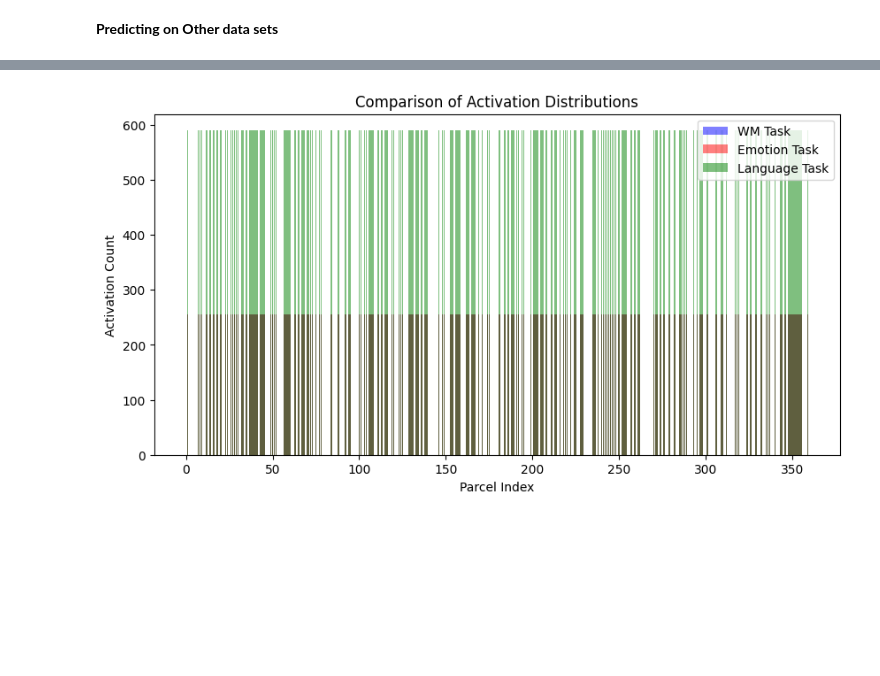
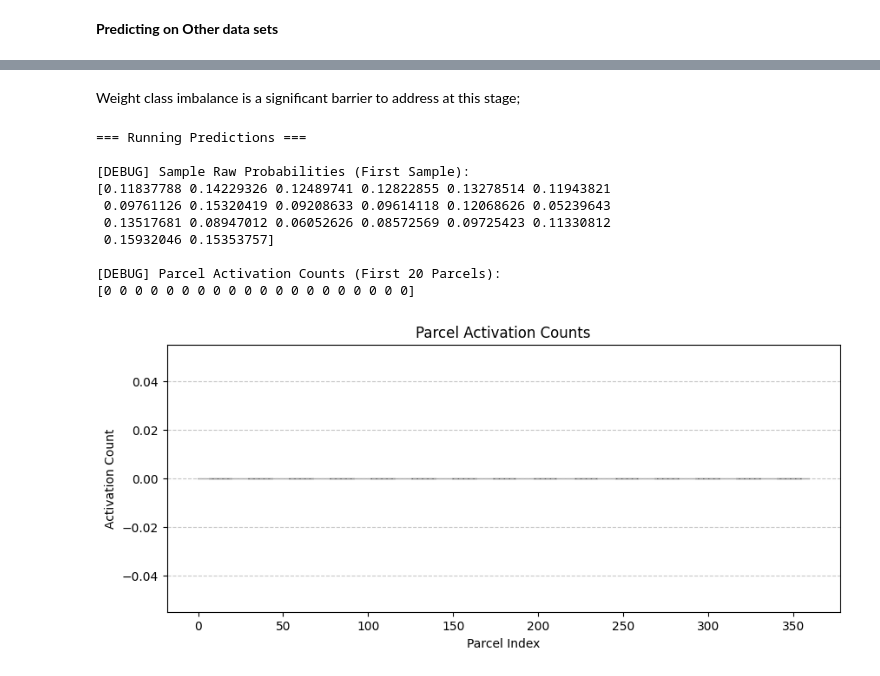
Before and after one commit to saamehsanaaee/MontbretiaCabinet-ISP, a Jupyter notebook: notebooks/WMAD_GNN-LSTM.ipynb, the cells around one changed output, grey strips where cells are left out. Saved outputs shown, nothing was run; the diff lists cells and outputs as text; code cells hidden in the pictures; blank space fills up the shorter version.

```diff
--- a/notebooks/WMAD_GNN-LSTM.ipynb
+++ b/notebooks/WMAD_GNN-LSTM.ipynb
@@ -1157,13 +1154,13 @@ adj_matrix_tensor = torch.tensor(adj_matrix, dtype=torch.float32)  # Static acro
 #Setting up prediction inputs
 # Run pipeline for EMOTION task
 fmri_emotion, labels_emotion, fmri_df_emotion = matrix_setup("EMOTION", test_mode=False)
-fmri_emotion, metadata_emotion = construct_parcellation_matrix(fmri_emotion, fmri_df_emotion, standardize=True, test_mode=False)
+fmri_emotion, metadata_emotion = construct_parcellation_matrix(fmri_emotion, fmri_df_emotion, Standardize=True, test_mode=False)
 # Construct adjacency matrix for EMOTION
 adj_matrix_emotion = construct_adjacency_matrix(fmri_emotion, threshold=0.3, binarize=True, test_mode=False)
 
 # Run pipeline for LANGUAGE task (already exists)
 fmri_language, labels_language, fmri_df_language = matrix_setup("LANGUAGE", test_mode=False)
-fmri_language, metadata_language = construct_parcellation_matrix(fmri_language, fmri_df_language, standardize=True, test_mode=False)
+fmri_language, metadata_language = construct_parcellation_matrix(fmri_language, fmri_df_language, Standardize=True, test_mode=False)
 adj_matrix_language = construct_adjacency_matrix(fmri_language, threshold=0.3, binarize=True, test_mode=False)
 # %% [output]
 ===== Running fMRI Data Processing for EMOTION =====
@@ -1581,21 +1532,17 @@ plot_activation_distributions(wm_activations, emotion_activations, language_acti
-# %%
-def overlay_activation_distributions(wm_counts, emotion_counts, language_counts):
-    """
-    Overlays activation counts across tasks for comparison.
-    """
-    parcels = np.arange(360)
-
-    plt.figure(figsize=(10, 5))
-    plt.bar(parcels, wm_counts, color="blue", alpha=0.5, label="WM Task")
-    plt.bar(parcels, emotion_counts, color="red", alpha=0.5, label="Emotion Task")
-    plt.bar(parcels, language_counts, color="green", alpha=0.5, label="Language Task")
-
-    plt.xlabel("Parcel Index")
-    plt.ylabel("Activation Count")
-    plt.title("Comparison of Activation Distributions")
-    plt.legend()
-    plt.show()
-
-overlay_activation_distributions(wm_activations, emotion_activations, language_activations)
-# %% [output]
-[figure, removed]
+# %% [markdown]
+Weight class imbalance is a significant barrier to address at this stage;
+# %%
+# Run on Emotion Task
+parcel_counts_emotion = model.predict_task(test_loader_emotion, edge_index)
+# %% [output]
+=== Running Predictions ===
+
+[DEBUG] Sample Raw Probabilities (First Sample):
+[0.11837788 0.14229326 0.12489741 0.12822855 0.13278514 0.11943821
+ 0.09761126 0.15320419 0.09208633 0.09614118 0.12068626 0.05239643
+ 0.13517681 0.08947012 0.06052626 0.08572569 0.09725423 0.11330812
+ 0.15932046 0.15353757]
+
+[DEBUG] Parcel Activation Counts (First 20 Parcels):
+[0 0 0 0 0 0 0 0 0 0 0 0 0 0 0 0 0 0 0 0]
+[figure, added]
```
Also changed, not shown: parts of 15 cells of this notebook.
